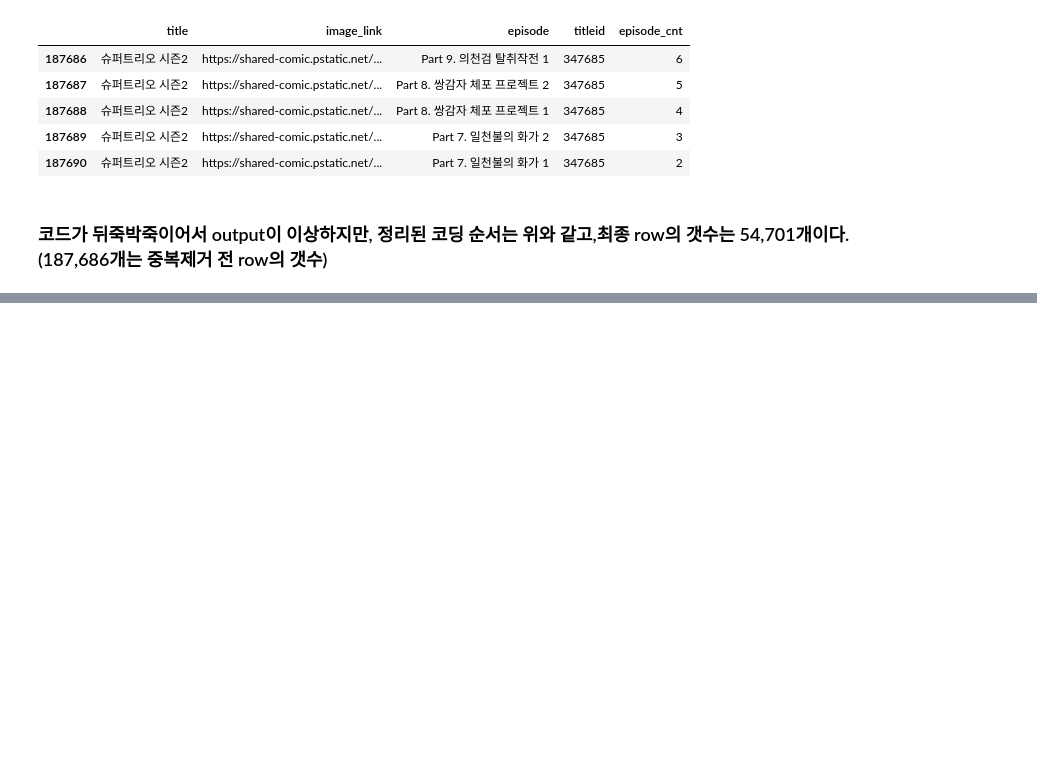
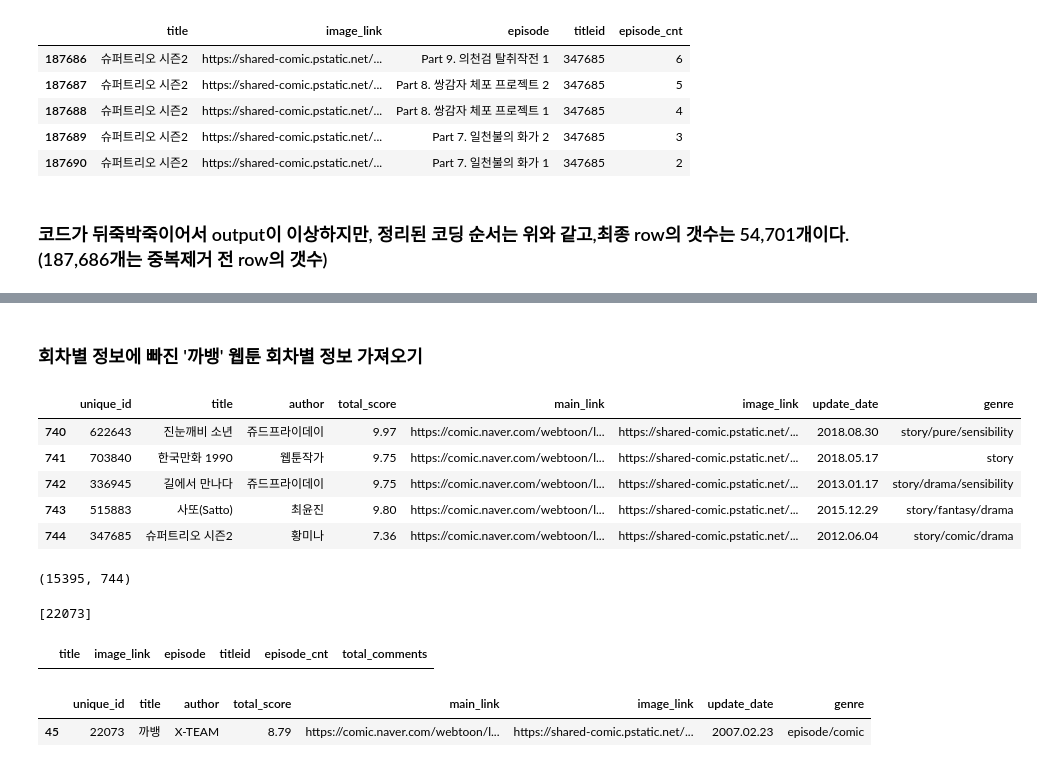
Before and after one commit to brightscannon/Webtoon_recommand_system, a Jupyter notebook: Crawling_test2_Juno.ipynb, the cells around one changed output, grey strips where cells are left out. Cells and saved outputs as stored; diff of their text form; code cells hidden in the pictures; blank space fills up the shorter version.

```diff
--- a/Crawling_test2_Juno.ipynb
+++ b/Crawling_test2_Juno.ipynb
@@ -306,0 +388,16 @@ df_copy.to_csv("data_Juno/episode_per_webtoon_naver.csv", index=False)
+# %% [markdown]
+### 회차별 정보에 빠진 '까뱅' 웹툰 회차별 정보 가져오기
+# %%
+webtoon = pd.read_csv("data_Juno/webtoon_naver_info_by_genres.csv")
+webtoon.tail()
+# %% [output]
+|  | unique_id | title | author | total_score | main_link | image_link | update_date | genre |
+| 740 | 622643 | 진눈깨비 소년 | 쥬드프라이데이 | 9.97 | https://comic.naver.com/webtoon/l... | https://shared-comic.pstatic.net/... | 2018.08.30 | story/pure/sensibility |
+| 741 | 703840 | 한국만화 1990 | 웹툰작가 | 9.75 | https://comic.naver.com/webtoon/l... | https://shared-comic.pstatic.net/... | 2018.05.17 | story |
+| 742 | 336945 | 길에서 만나다 | 쥬드프라이데이 | 9.75 | https://comic.naver.com/webtoon/l... | https://shared-comic.pstatic.net/... | 2013.01.17 | story/drama/sensibility |
+| 743 | 515883 | 사또(Satto) | 최윤진 | 9.80 | https://comic.naver.com/webtoon/l... | https://shared-comic.pstatic.net/... | 2015.12.29 | story/fantasy/drama |
+| 744 | 347685 | 슈퍼트리오 시즌2 | 황미나 | 7.36 | https://comic.naver.com/webtoon/l... | https://shared-comic.pstatic.net/... | 2012.06.04 | story/comic/drama |
+# %%
+list(chapter.titleid.unique())[0], len(list(chapter.titleid.unique()))
+# %% [output]
+(15395, 744)
@@ -306,0 +406,15 @@ df_copy.to_csv("data_Juno/episode_per_webtoon_naver.csv", index=False)
+# %%
+for titleid in chapter.titleid.unique():
+    check.pop(check.index(titleid))
+check
+# %% [output]
+[22073]
+# %%
+df[df.titleid == 22073]
+# %% [output]
+|  | title | image_link | episode | titleid | episode_cnt | total_comments |
+# %%
+webtoon[webtoon.title == '까뱅']
+# %% [output]
+|  | unique_id | title | author | total_score | main_link | image_link | update_date | genre |
+| 45 | 22073 | 까뱅 | X-TEAM | 8.79 | https://comic.naver.com/webtoon/l... | https://shared-comic.pstatic.net/... | 2007.02.23 | episode/comic |
```
Also changed, not shown: parts of 42 cells of this notebook.
